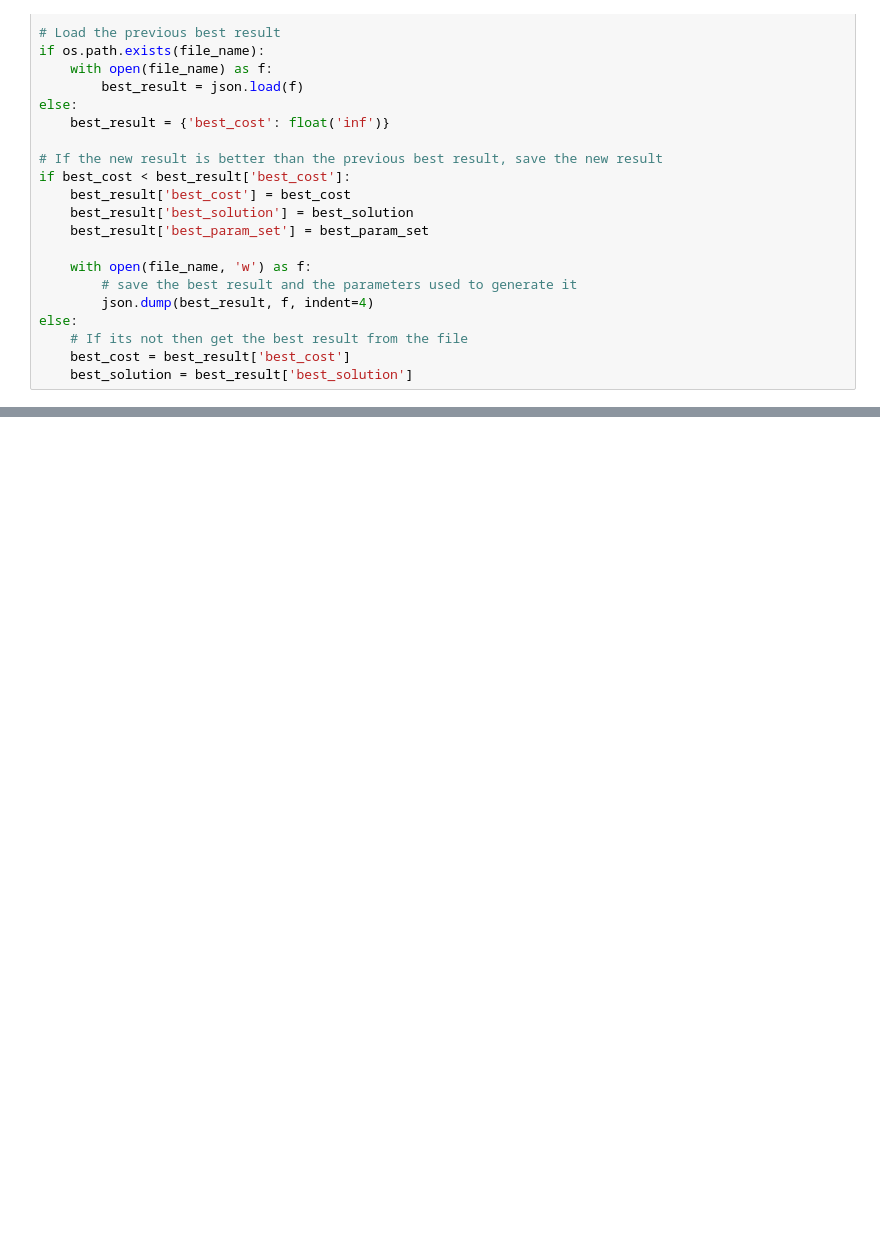
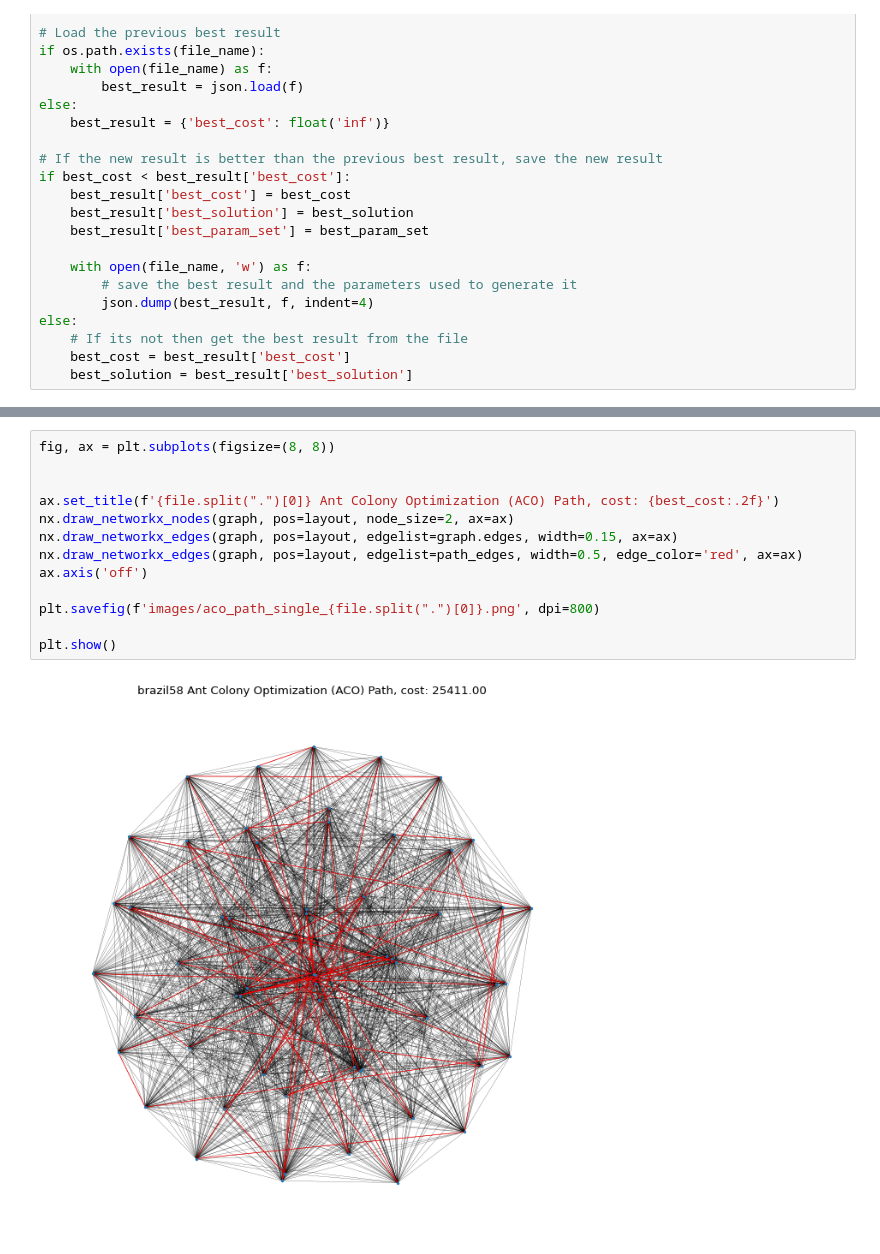
Before and after one commit to jamescalnan/Nature-Inspired-Computing-CA, a Jupyter notebook: ACO Notebook.ipynb, the cells around one changed output, grey strips where cells are left out. Drawn from its saved outputs; the diff is of its cells as text; blank space fills up the shorter version.

Commit message:
optimised working, added new code for single graph saving

```diff
--- a/ACO Notebook.ipynb
+++ b/ACO Notebook.ipynb
@@ -632,0 +746,15 @@ plt.show()
+# %%
+fig, ax = plt.subplots(figsize=(8, 8))
+
+
+ax.set_title(f'{file.split(".")[0]} Ant Colony Optimization (ACO) Path, cost: {best_cost:.2f}')
+nx.draw_networkx_nodes(graph, pos=layout, node_size=2, ax=ax)
+nx.draw_networkx_edges(graph, pos=layout, edgelist=graph.edges, width=0.15, ax=ax)
+nx.draw_networkx_edges(graph, pos=layout, edgelist=path_edges, width=0.5, edge_color='red', ax=ax)
+ax.axis('off')
+
+plt.savefig(f'images/aco_path_single_{file.split(".")[0]}.png', dpi=800)
+
+plt.show()
+# %% [output]
+[figure, added]
```
Also changed, not shown: parts of 12 cells of this notebook, 7 other files.
